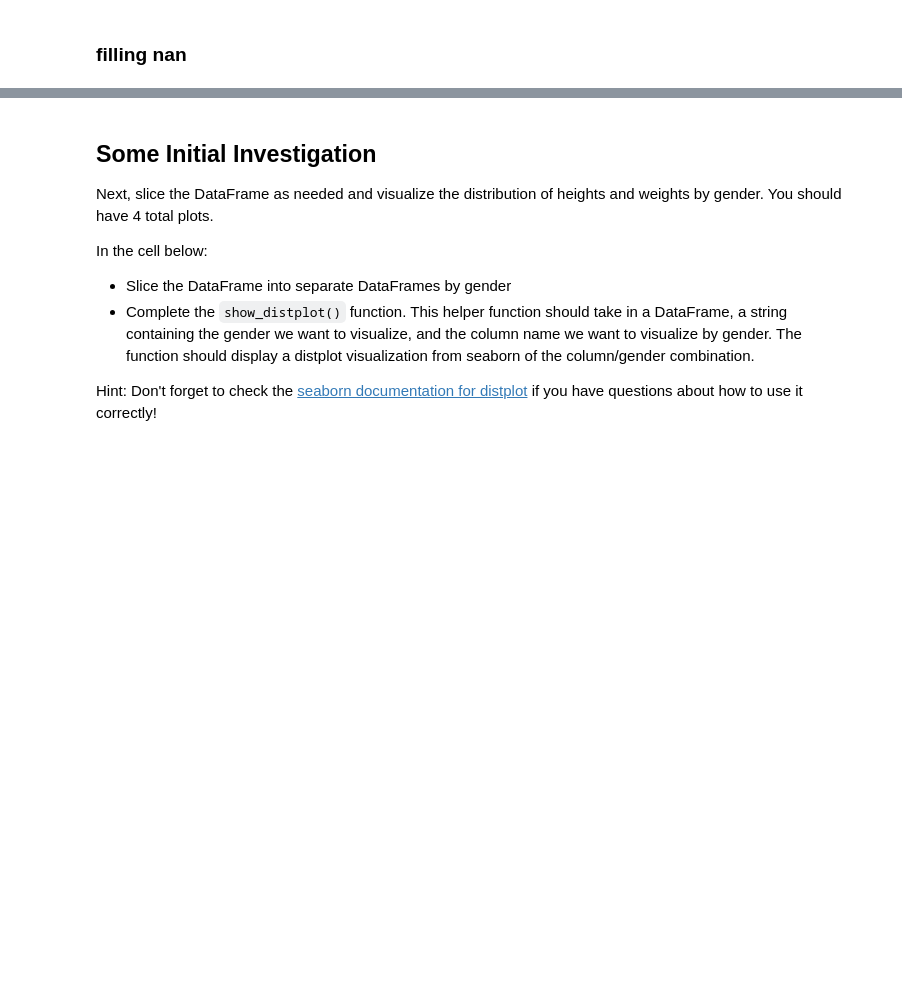
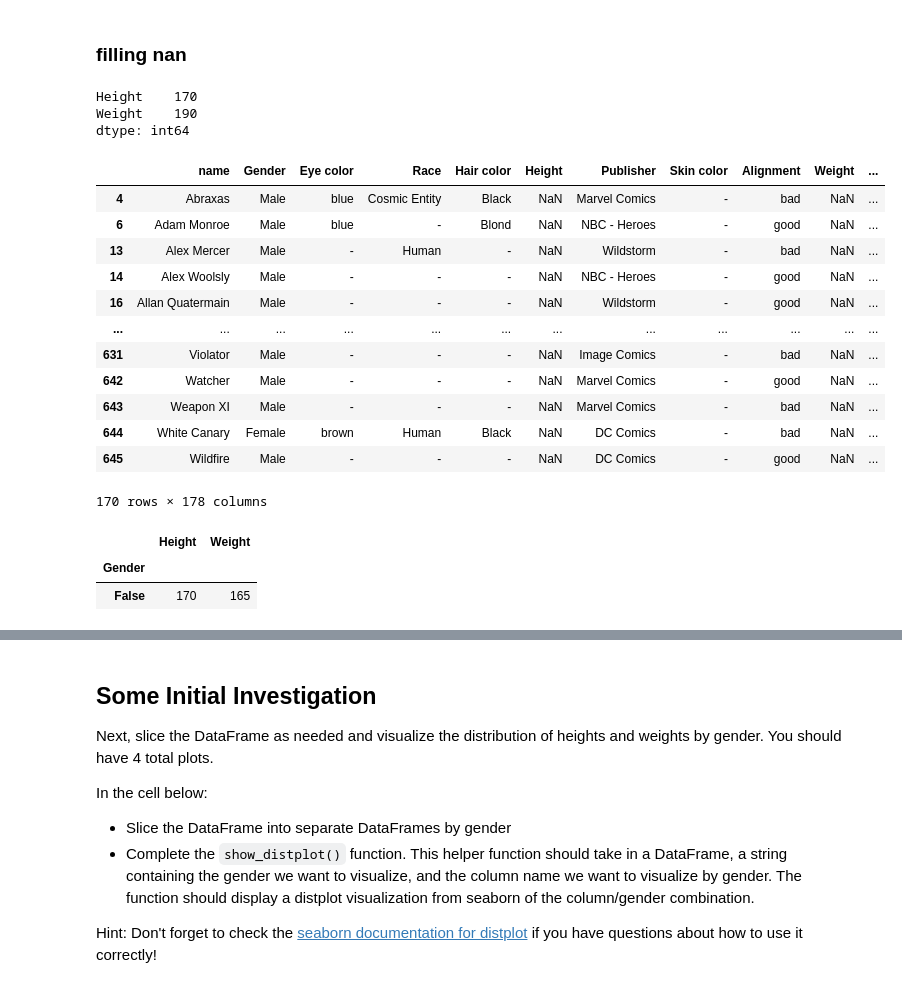
Before and after one commit to tamjid-ahsan/dsc-data-cleaning-project, a Jupyter notebook: index.ipynb, the cells around one changed output, grey strips where cells are left out. Saved outputs shown, nothing was run; the diff lists cells and outputs as text; code cells hidden in the pictures; blank space fills up the shorter version.

```diff
--- a/index.ipynb
+++ b/index.ipynb
@@ -397,3 +397,31 @@ df.describe()
 | max | 975.000000 | 900.000000 |
 # %% [markdown]
 ### filling nan
+# %%
+df.isna().sum().loc[lambda x : x!=0]
+# %% [output]
+Height    170
+Weight    190
+dtype: int64
+# %%
+df[(df['Height'].isna()) | (df['Height'].isna())]
+# %% [output]
+|  | name | Gender | Eye color | Race | Hair color | Height | Publisher | Skin color | Alignment | Weight | ... |
+| 4 | Abraxas | Male | blue | Cosmic Entity | Black | NaN | Marvel Comics | - | bad | NaN | ... |
+| 6 | Adam Monroe | Male | blue | - | Blond | NaN | NBC - Heroes | - | good | NaN | ... |
+| 13 | Alex Mercer | Male | - | Human | - | NaN | Wildstorm | - | bad | NaN | ... |
+| 14 | Alex Woolsly | Male | - | - | - | NaN | NBC - Heroes | - | good | NaN | ... |
+| 16 | Allan Quatermain | Male | - | - | - | NaN | Wildstorm | - | good | NaN | ... |
+| ... | ... | ... | ... | ... | ... | ... | ... | ... | ... | ... | ... |
+| 631 | Violator | Male | - | - | - | NaN | Image Comics | - | bad | NaN | ... |
+| 642 | Watcher | Male | - | - | - | NaN | Marvel Comics | - | good | NaN | ... |
+| 643 | Weapon XI | Male | - | - | - | NaN | Marvel Comics | - | bad | NaN | ... |
+| 644 | White Canary | Female | brown | Human | Black | NaN | DC Comics | - | bad | NaN | ... |
+| 645 | Wildfire | Male | - | - | - | NaN | DC Comics | - | good | NaN | ... |
+170 rows × 178 columns
+# %%
+df[(df['Height'].isna())|(df['Height'].isna())].isna().groupby('Gender').sum()[['Height','Weight']]
+# %% [output]
+|  | Height | Weight |
+| Gender |  |  |
+| False | 170 | 165 |
```
Also changed, not shown: parts of 3 cells of this notebook.
